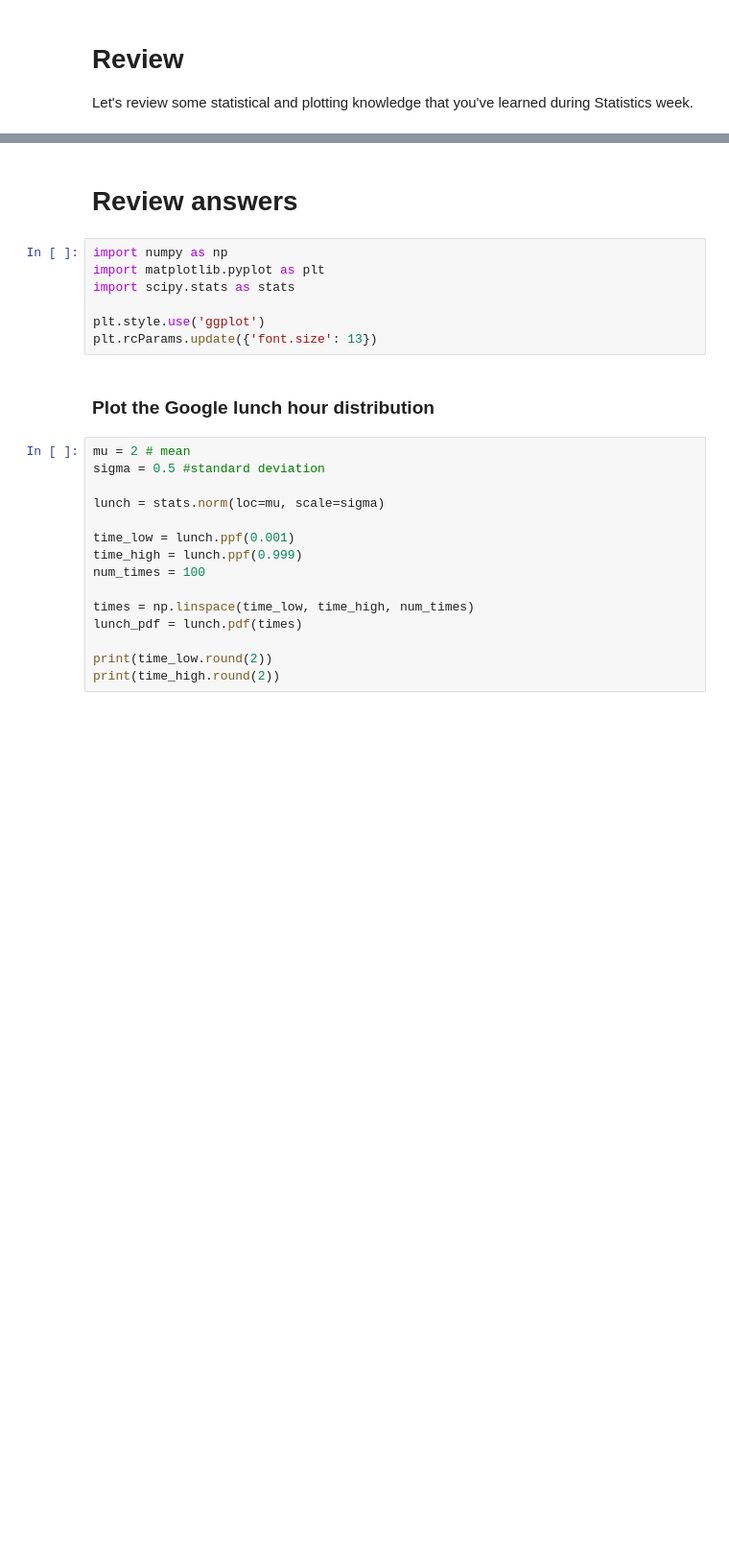
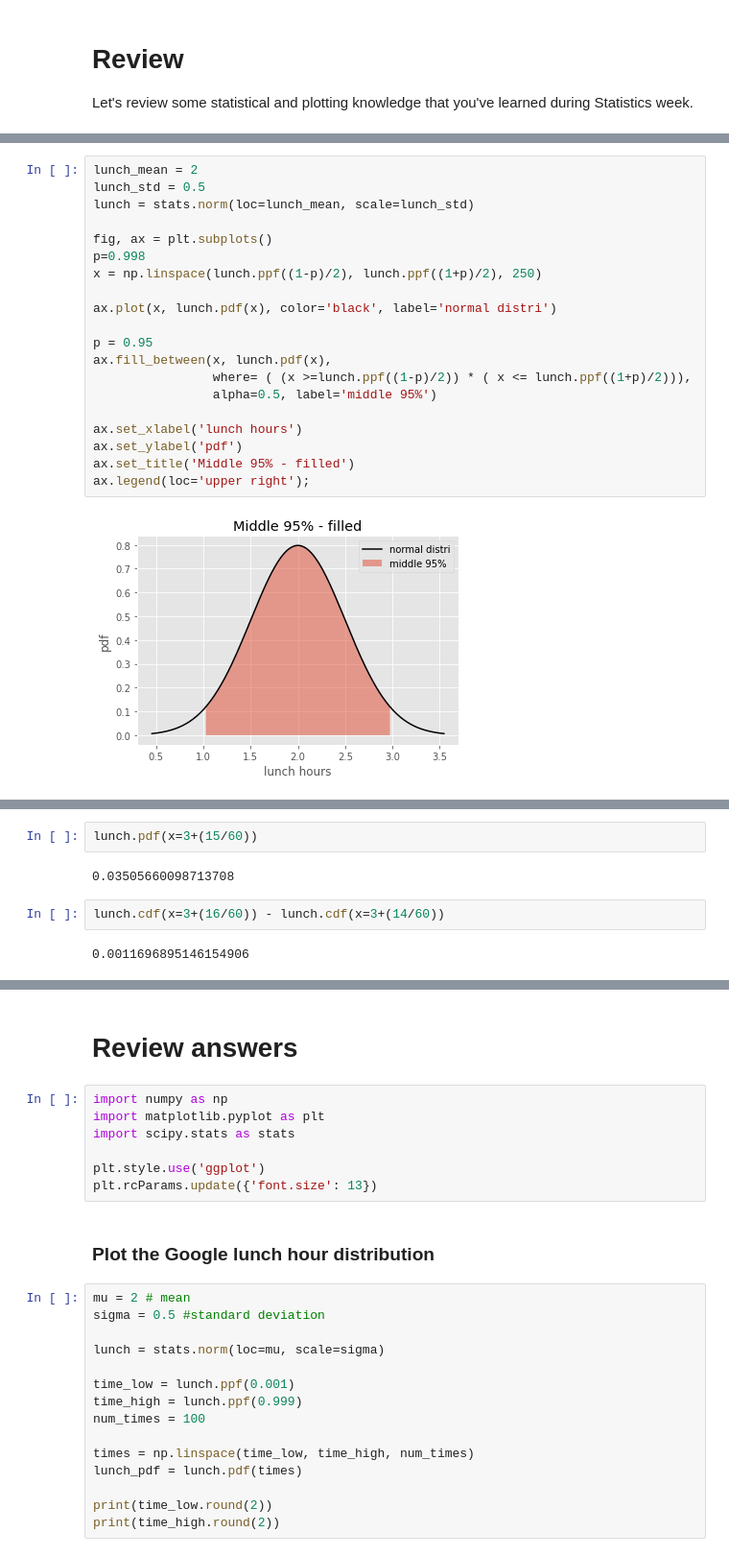
Before and after one commit to MekdiYilma/notes, a Jupyter notebook: central_limit_theorem/Review.ipynb, the cells around one changed output, grey strips where cells are left out. Shown at 96% size. Saved outputs shown, nothing was run; the diff lists cells and outputs as text; blank space fills up the shorter version.

```diff
--- a/central_limit_theorem/Review.ipynb
+++ b/central_limit_theorem/Review.ipynb
@@ -44,6 +93,28 @@ Instead of labeling the middle 95% of the distribution with vertical lines, colo
 
 <br>
 [Here](https://matplotlib.org/3.1.1/gallery/lines_bars_and_markers/fill_between_demo.html) is a link to documentation for `ax.fill_between(...`.  Note that the where clause takes a boolean array of the same length as your x-axis values, where `True` indicates to fill.  You can use the `np.where` as shown in the documentation, or simply provide a masked array.
+# %%
+lunch_mean = 2
+lunch_std = 0.5
+lunch = stats.norm(loc=lunch_mean, scale=lunch_std)
+
+fig, ax = plt.subplots()
+p=0.998
+x = np.linspace(lunch.ppf((1-p)/2), lunch.ppf((1+p)/2), 250)
+
+ax.plot(x, lunch.pdf(x), color='black', label='normal distri')
+
+p = 0.95
+ax.fill_between(x, lunch.pdf(x),
+                where= ( (x >=lunch.ppf((1-p)/2)) * ( x <= lunch.ppf((1+p)/2))),
+                alpha=0.5, label='middle 95%')
+
+ax.set_xlabel('lunch hours')
+ax.set_ylabel('pdf')
+ax.set_title('Middle 95% - filled')
+ax.legend(loc='upper right');
+# %% [output]
+[figure, added]
 # %% [markdown]
 ## Let's talk likelihoods and probabilities
 * What's the [likelihood](https://www.youtube.com/watch?v=pYxNSUDSFH4) that someone takes a 3 hour, 15 minute lunch?
@@ -53,3 +124,11 @@ Instead of labeling the middle 95% of the distribution with vertical lines, colo
 <img src="images/gt_315.png" alt="Drawing" style="width: 400px;"/>
 
 Hint:  Use the cumulative distribution method `.cdf` to determine probabilities.
+# %%
+lunch.pdf(x=3+(15/60))
+# %% [output]
+0.03505660098713708
+# %%
+lunch.cdf(x=3+(16/60)) - lunch.cdf(x=3+(14/60))
+# %% [output]
+0.0011696895146154906
```
Also changed, not shown: parts of 11 cells of this notebook, 5 other files.
